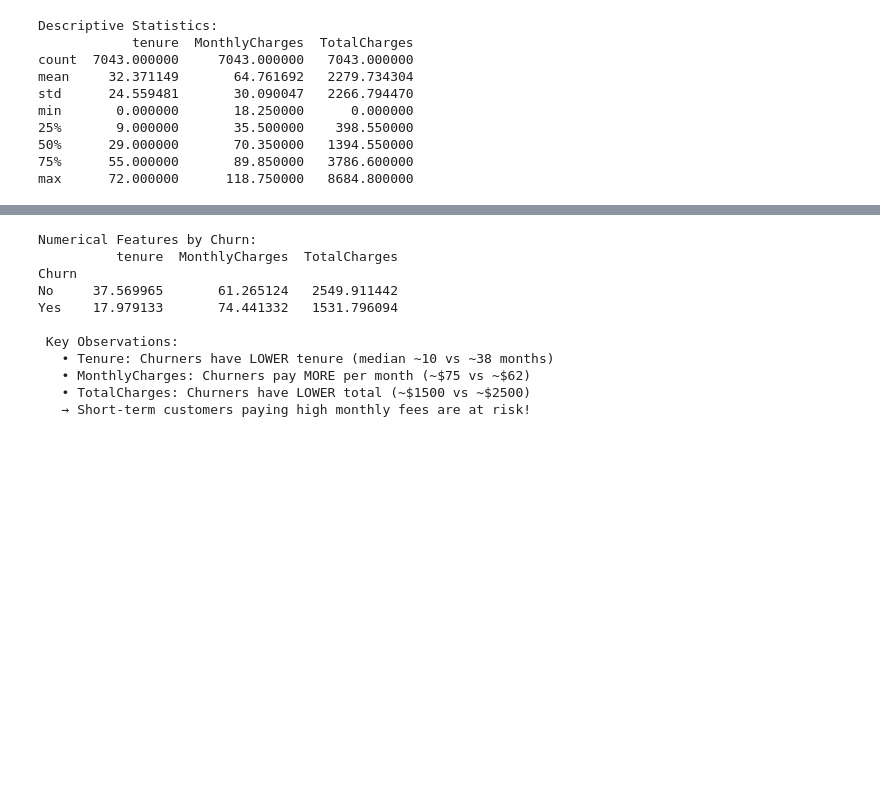
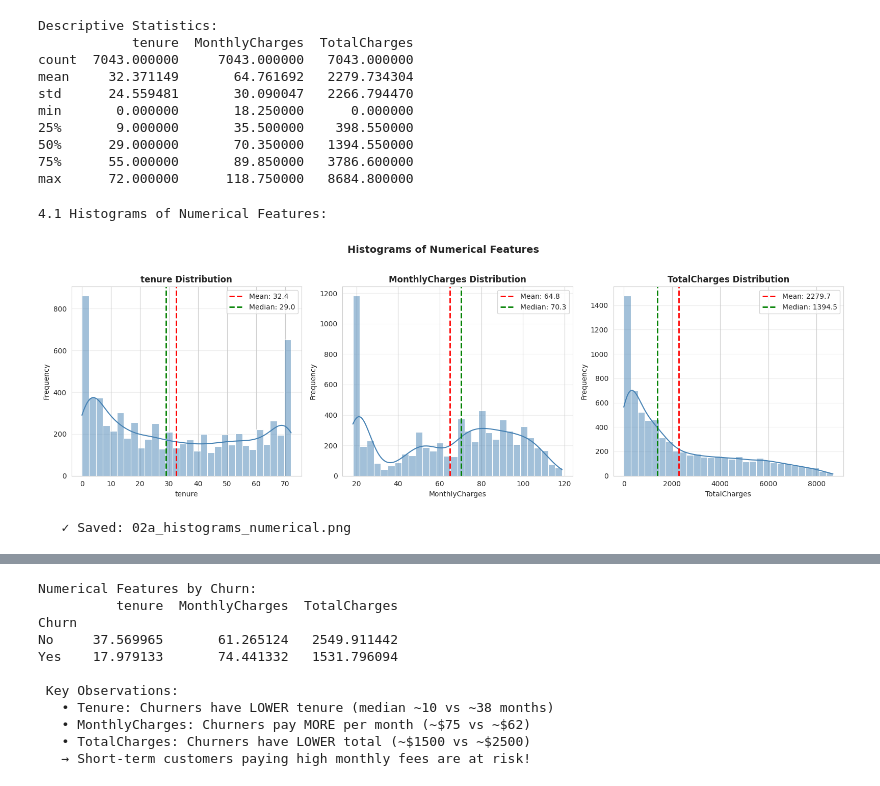
Before and after one commit to senadhi-Thimanya/Telco-Churn-Binary-Classification, a Jupyter notebook: telco.ipynb, the cells around one changed output, grey strips where cells are left out. Cells and saved outputs as stored; diff of their text form; code cells hidden in the pictures; blank space fills up the shorter version.

```diff
--- a/telco.ipynb
+++ b/telco.ipynb
@@ -157,3 +157,31 @@ min       0.000000       18.250000      0.000000
 50%      29.000000       70.350000   1394.550000
 75%      55.000000       89.850000   3786.600000
 max      72.000000      118.750000   8684.800000
+# %%
+print("\n4.1 Histograms of Numerical Features:")
+fig, axes = plt.subplots(1, 3, figsize=(16, 5))
+
+for idx, col in enumerate(num_cols):
+    sns.histplot(df[col], kde=True, color='steelblue', bins=30, ax=axes[idx])
+    axes[idx].set_title(f'{col} Distribution', fontsize=12, fontweight='bold')
+    axes[idx].set_xlabel(col)
+    axes[idx].set_ylabel('Frequency')
+    axes[idx].grid(axis='y', alpha=0.3)
+
+    # Add statistics text
+    mean_val = df[col].mean()
+    median_val = df[col].median()
+    axes[idx].axvline(mean_val, color='red', linestyle='--', linewidth=2, label=f'Mean: {mean_val:.1f}')
+    axes[idx].axvline(median_val, color='green', linestyle='--', linewidth=2, label=f'Median: {median_val:.1f}')
+    axes[idx].legend()
+
+plt.suptitle('Histograms of Numerical Features', fontsize=14, fontweight='bold', y=1.02)
+plt.tight_layout()
+plt.savefig('/kaggle/working/02a_histograms_numerical.png', dpi=300, bbox_inches='tight')
+plt.show()
+
+print("   ✓ Saved: 02a_histograms_numerical.png")
+# %% [output]
+4.1 Histograms of Numerical Features:
+[figure, added]
+   ✓ Saved: 02a_histograms_numerical.png
```
Also changed, not shown: parts of 7 cells of this notebook.
